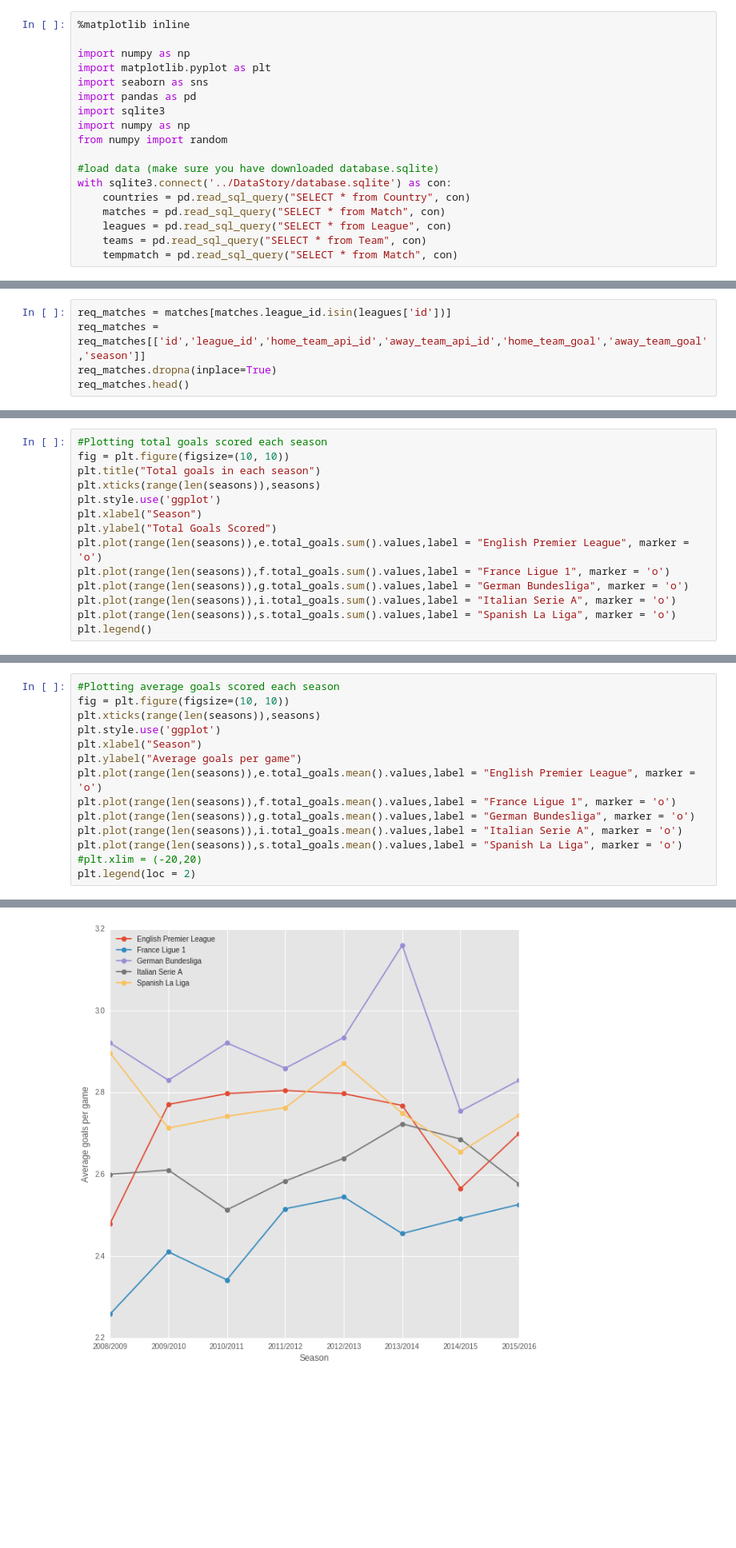
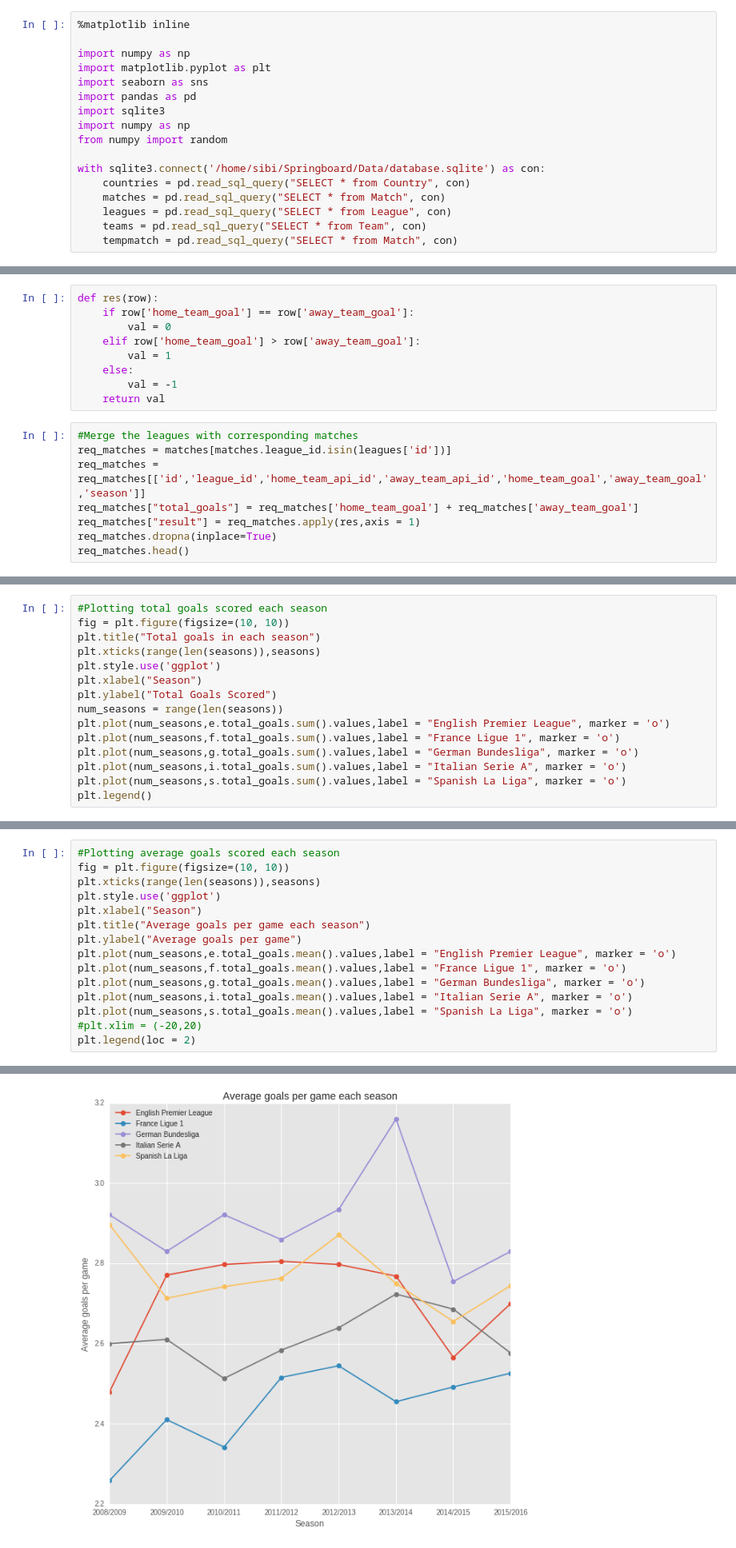
Before and after one commit to rsibi/Springboard, a Jupyter notebook: DataStory/European Leagues.ipynb, the cells around one changed output, grey strips where cells are left out. Shown at 80% size. Saved outputs shown, nothing was run; the diff lists cells and outputs as text; blank space fills up the shorter version.

Commit message:
Added more analysis to the story

```diff
--- a/DataStory/European Leagues.ipynb
+++ b/DataStory/European Leagues.ipynb
@@ -11,8 +11,7 @@ import sqlite3
 import numpy as np
 from numpy import random
 
-#load data (make sure you have downloaded database.sqlite)
-with sqlite3.connect('../DataStory/database.sqlite') as con:
+with sqlite3.connect('/home/sibi/Springboard/Data/database.sqlite') as con:
     countries = pd.read_sql_query("SELECT * from Country", con)
     matches = pd.read_sql_query("SELECT * from Match", con)
     leagues = pd.read_sql_query("SELECT * from League", con)
@@ -36,6 +34,18 @@ leagues
+# %%
+def res(row):
+    if row['home_team_goal'] == row['away_team_goal']:
+        val = 0
+    elif row['home_team_goal'] > row['away_team_goal']:
+        val = 1
+    else:
+        val = -1
+    return val
 # %%
+#Merge the leagues with corresponding matches
 req_matches = matches[matches.league_id.isin(leagues['id'])]
 req_matches = req_matches[['id','league_id','home_team_api_id','away_team_api_id','home_team_goal','away_team_goal','season']]
+req_matches["total_goals"] = req_matches['home_team_goal'] + req_matches['away_team_goal']
+req_matches["result"] = req_matches.apply(res,axis = 1)
 req_matches.dropna(inplace=True)
 req_matches.head()
 # %% [output]
@@ -80,11 +83,12 @@ plt.xticks(range(len(seasons)),seasons)
 plt.style.use('ggplot')
 plt.xlabel("Season")
 plt.ylabel("Total Goals Scored")
-plt.plot(range(len(seasons)),e.total_goals.sum().values,label = "English Premier League", marker = 'o')
-plt.plot(range(len(seasons)),f.total_goals.sum().values,label = "France Ligue 1", marker = 'o')
-plt.plot(range(len(seasons)),g.total_goals.sum().values,label = "German Bundesliga", marker = 'o')
-plt.plot(range(len(seasons)),i.total_goals.sum().values,label = "Italian Serie A", marker = 'o')
-plt.plot(range(len(seasons)),s.total_goals.sum().values,label = "Spanish La Liga", marker = 'o')
+num_seasons = range(len(seasons))
+plt.plot(num_seasons,e.total_goals.sum().values,label = "English Premier League", marker = 'o')
+plt.plot(num_seasons,f.total_goals.sum().values,label = "France Ligue 1", marker = 'o')
+plt.plot(num_seasons,g.total_goals.sum().values,label = "German Bundesliga", marker = 'o')
+plt.plot(num_seasons,i.total_goals.sum().values,label = "Italian Serie A", marker = 'o')
+plt.plot(num_seasons,s.total_goals.sum().values,label = "Spanish La Liga", marker = 'o')
 plt.legend()
 # %% [output]
 <matplotlib.legend.Legend at 0x...>
@@ -98,20 +102,21 @@ Therefore, it would be a good idea to look at the average number of goals scored
 # %%
 #Plotting average goals scored each season
 fig = plt.figure(figsize=(10, 10))
 plt.xticks(range(len(seasons)),seasons)
 plt.style.use('ggplot')
 plt.xlabel("Season")
+plt.title("Average goals per game each season")
 plt.ylabel("Average goals per game")
-plt.plot(range(len(seasons)),e.total_goals.mean().values,label = "English Premier League", marker = 'o')
-plt.plot(range(len(seasons)),f.total_goals.mean().values,label = "France Ligue 1", marker = 'o')
-plt.plot(range(len(seasons)),g.total_goals.mean().values,label = "German Bundesliga", marker = 'o')
-plt.plot(range(len(seasons)),i.total_goals.mean().values,label = "Italian Serie A", marker = 'o')
-plt.plot(range(len(seasons)),s.total_goals.mean().values,label = "Spanish La Liga", marker = 'o')
+plt.plot(num_seasons,e.total_goals.mean().values,label = "English Premier League", marker = 'o')
+plt.plot(num_seasons,f.total_goals.mean().values,label = "France Ligue 1", marker = 'o')
+plt.plot(num_seasons,g.total_goals.mean().values,label = "German Bundesliga", marker = 'o')
+plt.plot(num_seasons,i.total_goals.mean().values,label = "Italian Serie A", marker = 'o')
+plt.plot(num_seasons,s.total_goals.mean().values,label = "Spanish La Liga", marker = 'o')
 #plt.xlim = (-20,20)
 plt.legend(loc = 2)
 # %% [output]
 <matplotlib.legend.Legend at 0x...>
-[figure, old version]
+[figure, new version]
 # %% [markdown]
 The Bundesliga teams score way more on average in each game that the teams in other leagues. And teams in Ligue 1 scored the least number of goals on a per game basis. In the 2013/2014 season, Bundesliga teams scored more than 3 goals each game on an average!
 # %% [markdown]
```
Also changed, not shown: parts of 14 cells of this notebook.
